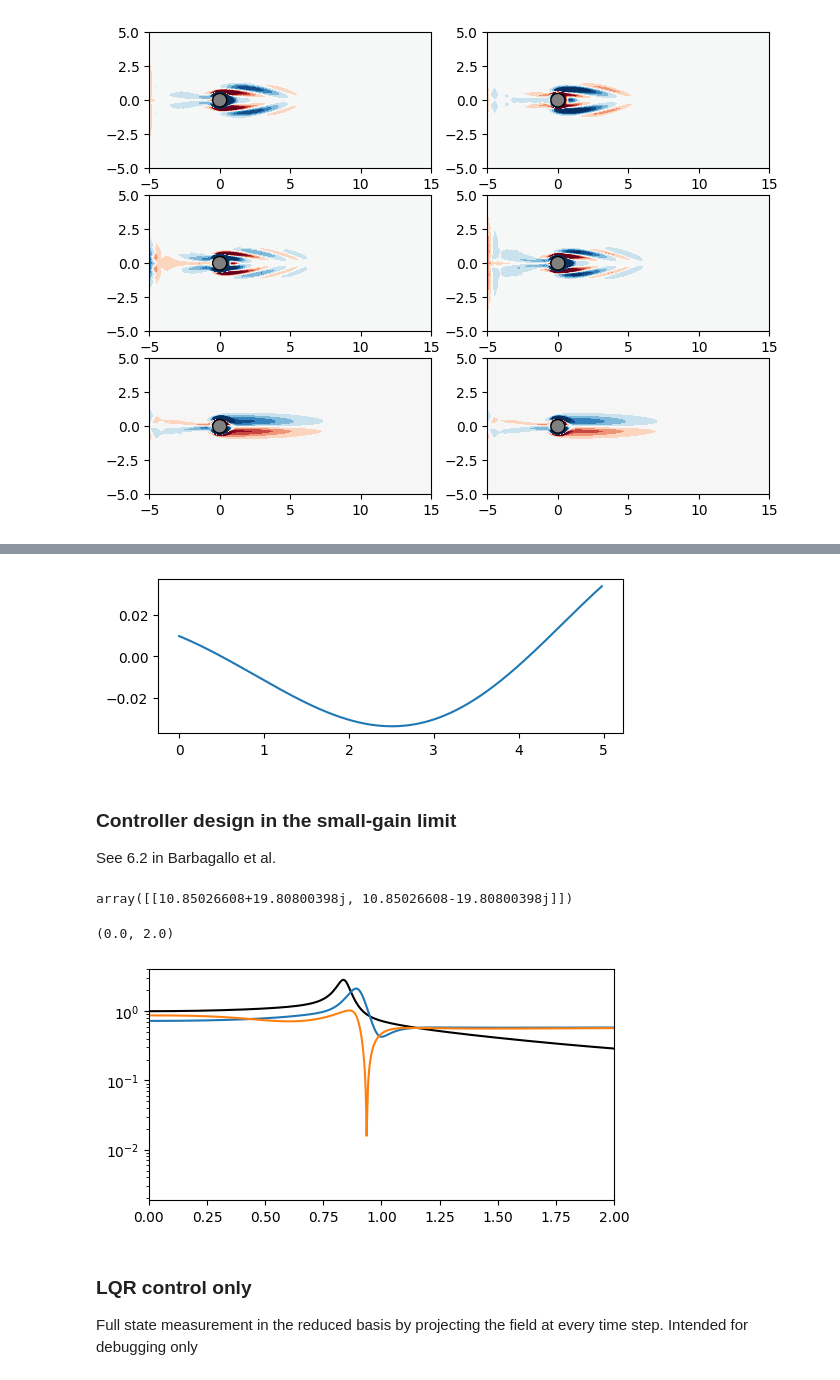
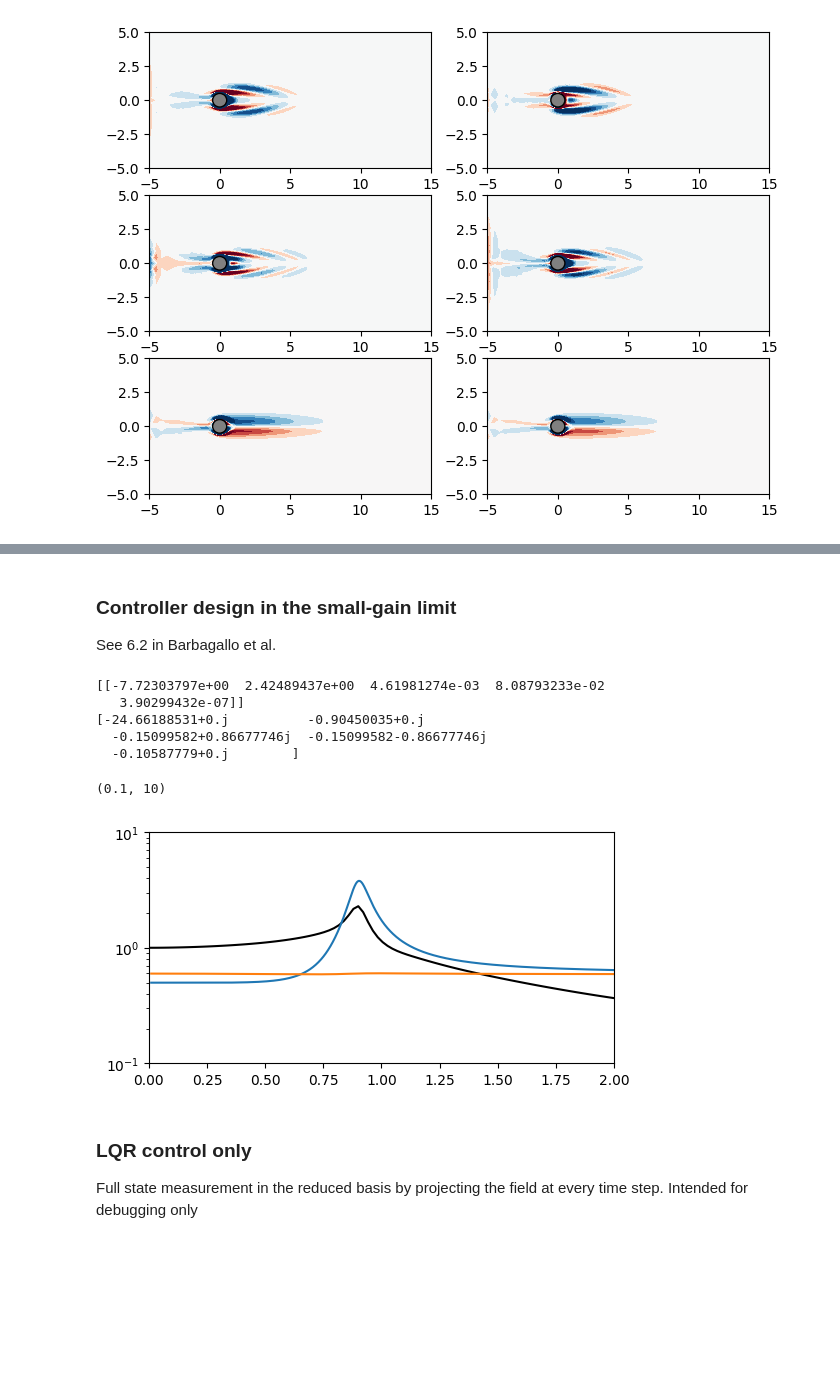
Before and after one commit to dynamicslab/hydrogym, a Jupyter notebook: examples/cylinder/model_reduction/global_proj.ipynb, the cells around one changed output, grey strips where cells are left out. Drawn from its saved outputs; the diff is of its cells as text; code cells hidden in the pictures; blank space fills up the shorter version.

```diff
--- a/examples/cylinder/model_reduction/global_proj.ipynb
+++ b/examples/cylinder/model_reduction/global_proj.ipynb
@@ -198,7 +259,7 @@ plt.show()
 # %%
 # 4. Projection onto global modes
 
-r = 9  # Number of global modes for projection
+r = 5  # Number of global modes for projection
 # r = len(evals)
 Ar = np.zeros((r, r), dtype=np.complex128)
 Br = np.zeros((r, 1), dtype=np.complex128)
@@ -243,6 +304,6 @@ ax.grid()
 # %%
 def H(s):
-    return Cr @ np.linalg.inv(Ar - s * np.eye(r)) @ Br + Dr
+    return Cr @ np.linalg.inv(s * np.eye(r) - Ar) @ Br + Dr
 
 omega = 1j * np.linspace(0.01, 2.0, 1000)
 H_omega = np.array([H(s).ravel() for s in omega])
@@ -371,16 +379,9 @@ t=95.08, CL=-11940.1676, CD
-# %%
-t = np.arange(n_steps) * dt
-fig, ax = plt.subplots(1, 1, figsize=(6, 2), sharex=True)
-ax.plot(t, CL_nat)
-plt.show()
-# %% [output]
-[figure, removed]
 # %% [markdown]
 ### Controller design in the small-gain limit
 
 See 6.2 in Barbagallo et al.
 # %%
-complex_rom = True
+complex_rom = False
 
 if complex_rom:
     A_hat, B_hat, C_hat, D_hat = Ar, Br, Cr, Dr
@@ -391,48 +392,51 @@ ru = 2
 m = 1
 p = 1
 
-Q = np.zeros((ru, ru))
-R = np.eye(m)
-P = linalg.solve_continuous_are(A_hat[:ru, :ru], B_hat[:ru], Q, R)
+if complex_rom:
+    # Low-gain limit
+    Q = np.zeros((ru, ru))
+    R = np.eye(m)
+    P = linalg.solve_continuous_are(A_hat[:ru, :ru], B_hat[:ru], Q, R)
 
-K = np.zeros_like(B_hat.T)
-Ku = linalg.solve(R, B_hat[:ru].T) @ P
-K[:, :ru] = Ku
-Ku
+    K = np.zeros_like(B_hat.T)
+    Ku = linalg.solve(R, B_hat[:ru].T) @ P
+    K[:, :ru] = Ku
+    print(Ku)
+
+else:
+    # Approximate low-gain limit with large R matrix
+    Q = np.eye(r, r)
+    R = 1e2 * np.eye(m)
+    K, _, E = control.lqr(A_hat, B_hat, Q, R)
+    print(K)
+    print(E)
 
 # Integral control on the actuation to drive the BC value to zero
 ki = 1e-1
-
-# Q = 1e-8 * np.eye(ru)
-# control.lqr(Ar[:ru, :ru], Br[:ru], Q, R)
-
-# Kalman filter
-L = np.zeros_like(C_hat.T)
-Rf = np.eye(p)
-Pf = linalg.solve_continuous_are(A_hat[:ru, :ru].T.conj(), C_hat[:, :ru].T.conj(), Q, Rf)
-Lu = linalg.solve(Rf, C_hat[:, :ru].conj()) @ Pf
-L[:ru, :] = Lu.T
+# %% [output]
+[[-7.72303797e+00  2.42489437e+00  4.61981274e-03  8.08793233e-02
+   3.90299432e-07]]
+[-24.66188531+0.j          -0.90450035+0.j
+  -0.15099582+0.86677746j  -0.15099582-0.86677746j
+  -0.10587779+0.j        ]
-# %%
-Lu
-# %% [output]
-array([[10.85026608+19.80800398j, 10.85026608-19.80800398j]])
 # %%
 def H_cl(s):
-    return C_hat @ np.linalg.inv((A_hat - B_hat @ K) - s * np.eye(r)) @ B_hat + D_hat
+    return C_hat @ np.linalg.inv(s * np.eye(r) - (A_hat + B_hat @ K)) @ B_hat + D_hat
 
 # Plot the transfer function
 omega = 1j * np.linspace(0.01, 2.0, 1000)
 H_omega = np.array([H(s).ravel() for s in omega])
 H_cl_omega = np.array([H_cl(s).ravel() for s in omega])
 
 fig, ax = plt.subplots(1, 1, figsize=(6, 3), sharex=True)
 ax.semilogy(freqs[:n//2], np.abs(CL_fft[:n//2]), 'k')
 ax.semilogy(omega.imag, np.abs(H_omega))
 ax.semilogy(omega.imag, np.abs(H_cl_omega))
 ax.set_xlim(0, 2)
+ax.set_ylim(0.1, 10)
 # %% [output]
-(0.0, 2.0)
+(0.1, 10)
-[figure, old version]
+[figure, new version]
 # %% [markdown]
 ### LQR control only
 
```
Also changed, not shown: parts of 22 cells of this notebook, 1 other file.
